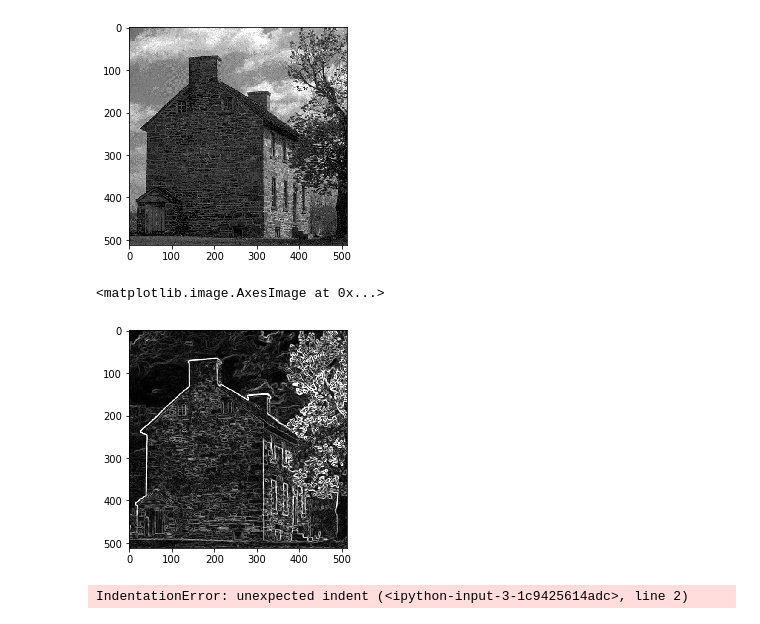
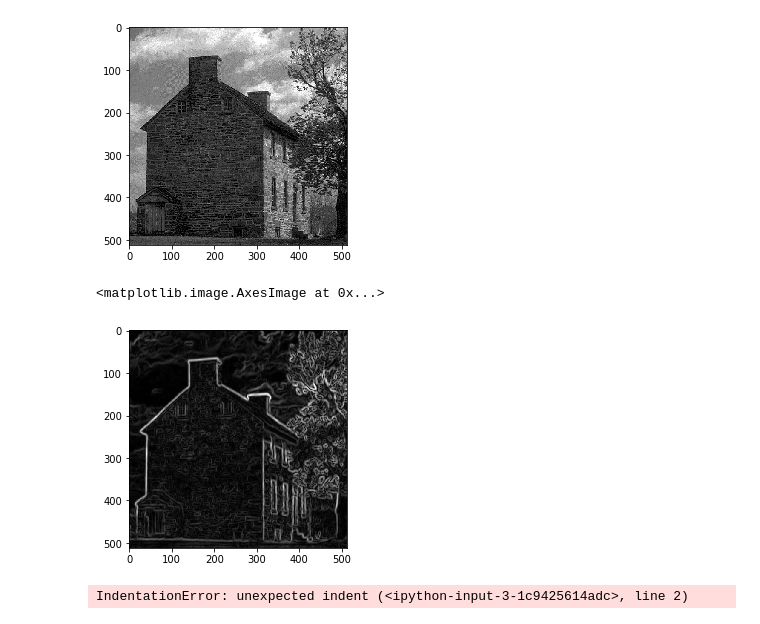
Before and after one commit to gabrielpreviato/mc920-2019s1-unicamp, a Jupyter notebook: trabalho-1/trabalho1.ipynb, the cells around one changed output. Saved outputs shown, nothing was run; the diff lists cells and outputs as text; code cells hidden in the pictures.

```diff
--- a/trabalho-1/trabalho1.ipynb
+++ b/trabalho-1/trabalho1.ipynb
@@ -59,6 +59,17 @@ kernel_4 = np.array([
                     [1, 2, 1]]
                    ])
 
+kernel_6 = np.array([
+                    [[1, 6, 15, 20, 15, 6, 1],
+                    [6, 15, 20, 80, 20, 15, 6],
+                    [15, 20, 80, 120, 80, 20, 15],
+                    [20, 24, 36, 180, 6, 0, 0],
+                    [15, 20, 80, 120, 80, 20, 15],
+                    [6, 15, 20, 80, 20, 15, 6],
+                    [1, 6, 15, 20, 15, 6, 1]]
+                   ])
+kernel_6 = kernel_6 / np.sum(kernel_6)
+
 result_1 = np.zeros_like(images)
 result_2 = np.zeros_like(images)
 
@@ -92,18 +103,18 @@ plt.imshow(images[1], cmap='gray', vmin=0, vmax=255)
 <matplotlib.image.AxesImage at 0x...>
 [figure]
 # %%
-result = convolve(np.asarray(images, dtype=np.float64), kernel_2)
-
+result = convolve(np.asarray(images, dtype=np.float64), kernel_6)
+result = convolve(np.asarray(result, dtype=np.float64), kernel_6)
 result_v = convolve(np.asarray(result, dtype=np.float64), kernel_3)
 result_h = convolve(np.asarray(result, dtype=np.float64), kernel_4)
 
 result_final = np.sqrt(np.add(np.power(result_v, [2]), np.power(result_h, [2])))
 
 # np.asarray(result_final, dtype=np.uint8)
 plt.imshow(result_final[1], cmap='gray', vmin=0, vmax=255)
 # %% [output]
 <matplotlib.image.AxesImage at 0x...>
-[figure, old version]
+[figure, new version]
 # %%
 
 gama = np.array(config.gama)
```
